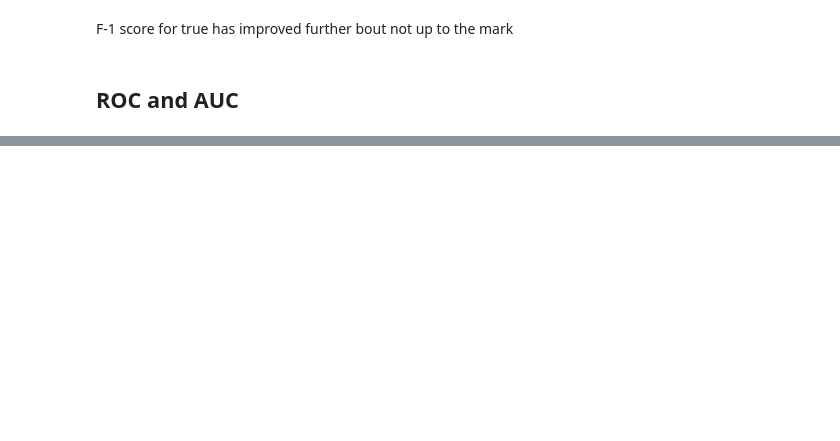
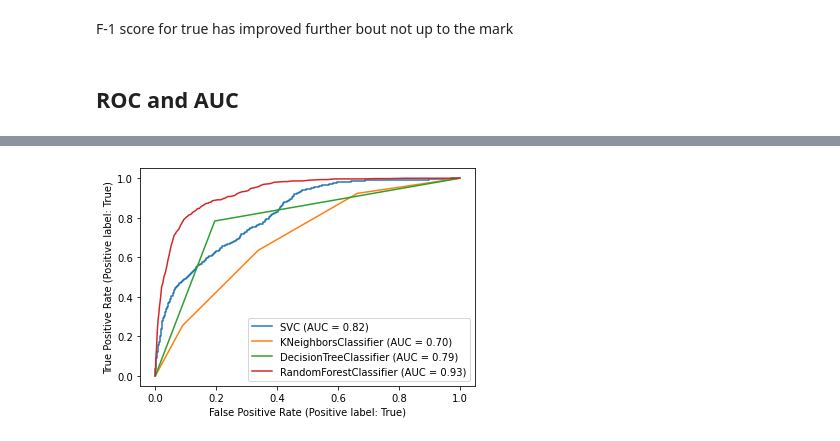
Before and after one commit to ashishgeorge009/CSI55-Assignment-1, a Jupyter notebook: The_Assignment.ipynb, the cells around one changed output, grey strips where cells are left out. Cells and saved outputs as stored; diff of their text form; code cells hidden in the pictures; blank space fills up the shorter version.

```diff
--- a/The_Assignment.ipynb
+++ b/The_Assignment.ipynb
@@ -358,0 +470,7 @@ plt.show()
+# %%
+#KNN
+knn_under = KNeighborsClassifier(n_neighbors=3)
+knn_under.fit(X_t_under,y_t_under)
+pred = knn_under.predict(X_test)
+print(confusion_matrix(y_test,pred))
+print(classification_report(y_test,pred))
@@ -358,0 +488,9 @@ plt.show()
+# %%
+#SVM
+SVMmodel_under = SVC()
+SVMmodel_under.fit(X_t_under,y_t_under)
+svmpredictions= SVMmodel_under.predict(X_test)
+
+print(confusion_matrix(y_test,svmpredictions))
+print('\n')
+print(classification_report(y_test,svmpredictions))
@@ -358,0 +510,7 @@ plt.show()
+# %%
+#DecisionTree
+dtree_under = DecisionTreeClassifier()
+dtree_under.fit(X_t_under,y_t_under)
+dtpredictions = dtree_under.predict(X_test)
+print(confusion_matrix(y_test,dtpredictions))
+print(classification_report(y_test,dtpredictions))
@@ -358,0 +528,7 @@ plt.show()
+# %%
+#randomForest
+rfc_under = RandomForestClassifier(n_estimators=100)
+rfc_under.fit(X_t_under, y_t_under)
+rfc_pred = rfc_under.predict(X_test)
+print(confusion_matrix(y_test,rfc_pred))
+print(classification_report(y_test,rfc_pred))
@@ -359,3 +546,11 @@ plt.show()
+# %%
+#ROC after OVersampling
+roc_SVM = plot_roc_curve(SVMmodel_under, X_test, y_test)
+roc_knn = plot_roc_curve(knn_under, X_test, y_test, ax=roc_SVM.ax_)
+roc_stree =plot_roc_curve(dtree_under, X_test, y_test,ax=roc_SVM.ax_)
+roc_rfc =plot_roc_curve(rfc_under, X_test, y_test, ax=roc_SVM.ax_)
+# %% [output]
+[figure, added]
 # %% [markdown]
 <a style='text-decoration:none;line-height:16px;display:flex;color:#5B5B62;padding:10px;justify-content:end;' href='https://deepnote.com?utm_source=created-in-deepnote-cell&projectId=f6b64ae9-38ba-4e6f-91cb-44163f0a046c' target="_blank">
 <img alt='Created in deepnote.com' style='display:inline;max-height:16px;margin:0px;margin-right:7.5px;' src='embedded-picture-1' > </img>
```
Also changed, not shown: parts of 23 cells of this notebook, 3 other files.
